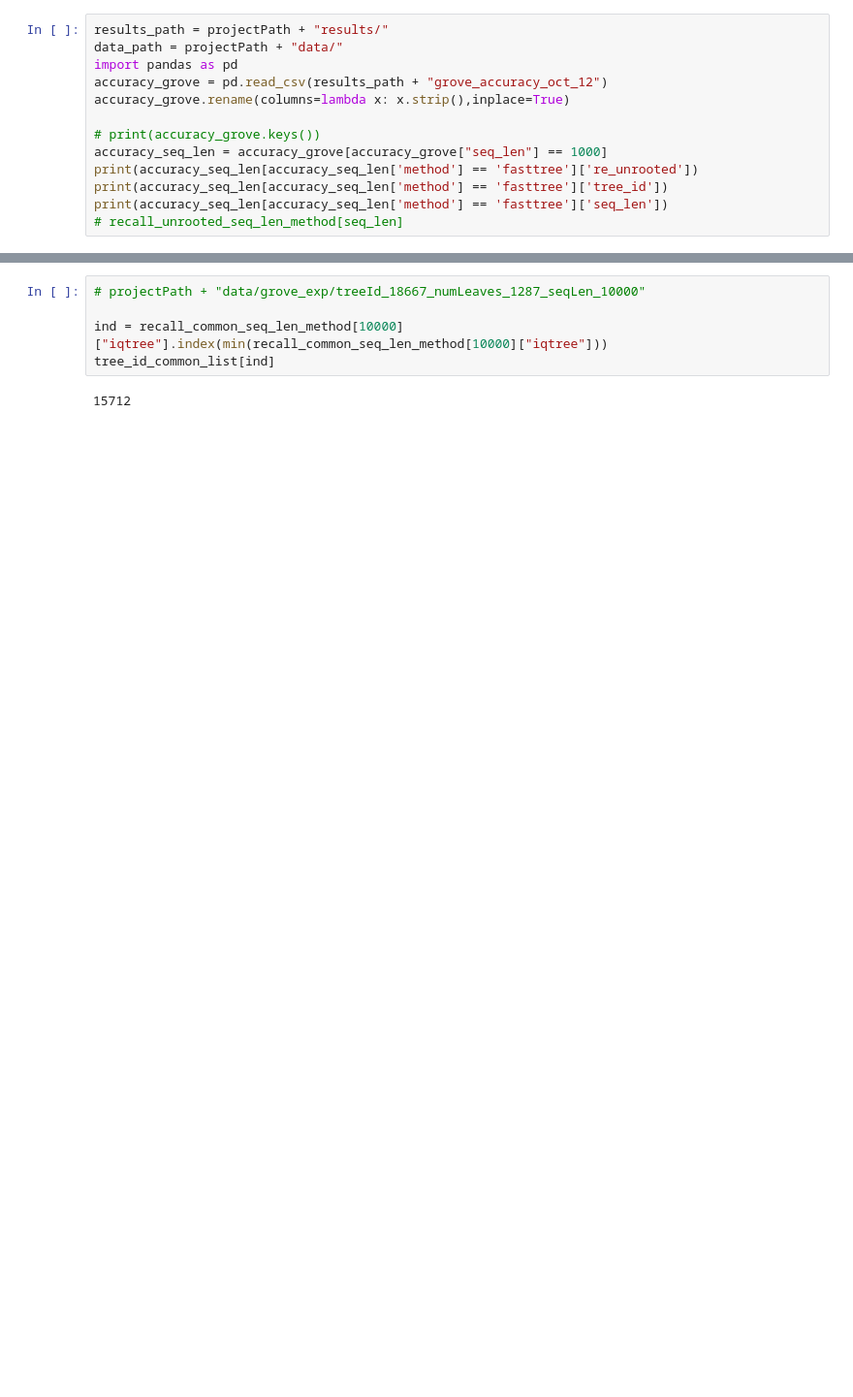
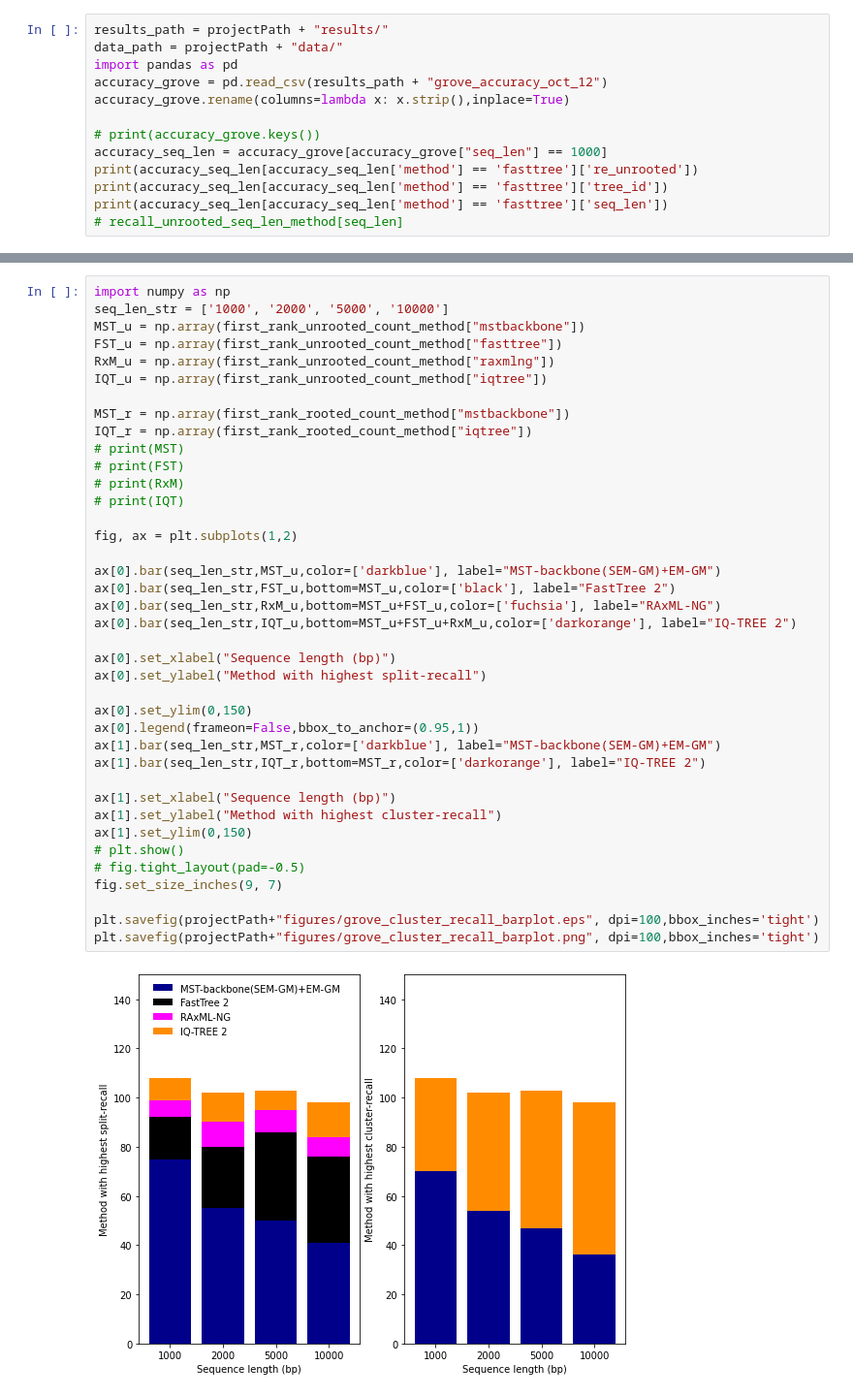
Before and after one commit to prabhavk/mst-backbone-repo, a Jupyter notebook: simulation_results.ipynb, the cells around one changed output, grey strips where cells are left out. Shown: that part at 97% size. Cells and saved outputs as stored; diff of their text form; blank space fills up the shorter version.

```diff
--- a/simulation_results.ipynb
+++ b/simulation_results.ipynb
@@ -911,7 +1067,41 @@ elif plot_bar:
-# %%
-# projectPath + "data/grove_exp/treeId_18667_numLeaves_1287_seqLen_10000"
-
-ind = recall_common_seq_len_method[10000]["iqtree"].index(min(recall_common_seq_len_method[10000]["iqtree"]))
-tree_id_common_list[ind]
-# %% [output]
-15712
+# %%
+import numpy as np
+seq_len_str = ['1000', '2000', '5000', '10000']
+MST_u = np.array(first_rank_unrooted_count_method["mstbackbone"])
+FST_u = np.array(first_rank_unrooted_count_method["fasttree"])
+RxM_u = np.array(first_rank_unrooted_count_method["raxmlng"])
+IQT_u = np.array(first_rank_unrooted_count_method["iqtree"])
+
+MST_r = np.array(first_rank_rooted_count_method["mstbackbone"])
+IQT_r = np.array(first_rank_rooted_count_method["iqtree"])
+# print(MST)
+# print(FST)
+# print(RxM)
+# print(IQT)
+
+fig, ax = plt.subplots(1,2)
+
+ax[0].bar(seq_len_str,MST_u,color=['darkblue'], label="MST-backbone(SEM-GM)+EM-GM")
+ax[0].bar(seq_len_str,FST_u,bottom=MST_u,color=['black'], label="FastTree 2")
+ax[0].bar(seq_len_str,RxM_u,bottom=MST_u+FST_u,color=['fuchsia'], label="RAxML-NG")
+ax[0].bar(seq_len_str,IQT_u,bottom=MST_u+FST_u+RxM_u,color=['darkorange'], label="IQ-TREE 2")
+
+ax[0].set_xlabel("Sequence length (bp)")
+ax[0].set_ylabel("Method with highest split-recall")
+
+ax[0].set_ylim(0,150)
+ax[0].legend(frameon=False,bbox_to_anchor=(0.95,1))
+ax[1].bar(seq_len_str,MST_r,color=['darkblue'], label="MST-backbone(SEM-GM)+EM-GM")
+ax[1].bar(seq_len_str,IQT_r,bottom=MST_r,color=['darkorange'], label="IQ-TREE 2")
+
+ax[1].set_xlabel("Sequence length (bp)")
+ax[1].set_ylabel("Method with highest cluster-recall")
+ax[1].set_ylim(0,150)
+# plt.show()
+# fig.tight_layout(pad=-0.5)
+fig.set_size_inches(9, 7)
+
+plt.savefig(projectPath+"figures/grove_cluster_recall_barplot.eps", dpi=100,bbox_inches='tight')
+plt.savefig(projectPath+"figures/grove_cluster_recall_barplot.png", dpi=100,bbox_inches='tight')
+# %% [output]
+[figure, added]
```
Also changed, not shown: parts of 11 cells of this notebook, 7 other files.
